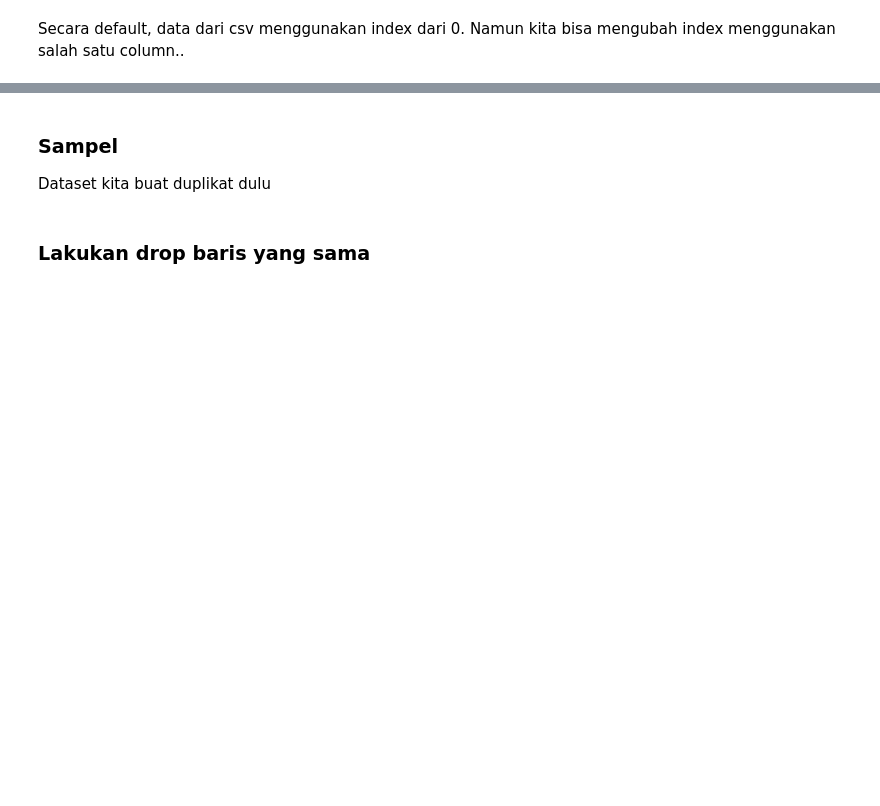
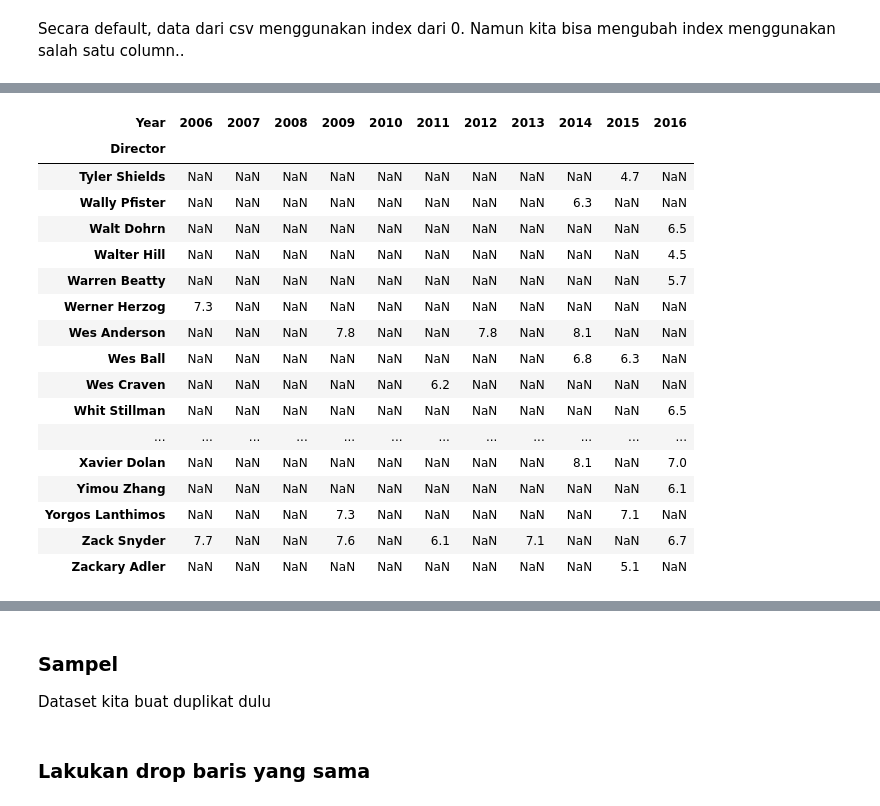
Before and after one commit to ferdinand-winstein/py-dts, a Jupyter notebook: Extra Courses/Pandas/Python Extra Courses - Pandas.ipynb, the cells around one changed output, grey strips where cells are left out. Saved outputs shown, nothing was run; the diff lists cells and outputs as text; code cells hidden in the pictures; blank space fills up the shorter version.

```diff
--- a/Extra Courses/Pandas/Python Extra Courses - Pandas.ipynb
+++ b/Extra Courses/Pandas/Python Extra Courses - Pandas.ipynb
@@ -181,0 +483,23 @@ movies_df.shape
+# %%
+movies_df.pivot_table(values='Rating', index='Director', columns='Year').tail(20)
+#movies_df.pivot_table(values='Rating', index='Director', columns='Year', fill_value=0).tail(20)
+#movies_df.pivot_table(values='Rating', index='Director', columns='Year').tail(20).fillna(0)
+# %% [output]
+| Year | 2006 | 2007 | 2008 | 2009 | 2010 | 2011 | 2012 | 2013 | 2014 | 2015 | 2016 |
+| Director |  |  |  |  |  |  |  |  |  |  |  |
+| Tyler Shields | NaN | NaN | NaN | NaN | NaN | NaN | NaN | NaN | NaN | 4.7 | NaN |
+| Wally Pfister | NaN | NaN | NaN | NaN | NaN | NaN | NaN | NaN | 6.3 | NaN | NaN |
+| Walt Dohrn | NaN | NaN | NaN | NaN | NaN | NaN | NaN | NaN | NaN | NaN | 6.5 |
+| Walter Hill | NaN | NaN | NaN | NaN | NaN | NaN | NaN | NaN | NaN | NaN | 4.5 |
+| Warren Beatty | NaN | NaN | NaN | NaN | NaN | NaN | NaN | NaN | NaN | NaN | 5.7 |
+| Werner Herzog | 7.3 | NaN | NaN | NaN | NaN | NaN | NaN | NaN | NaN | NaN | NaN |
+| Wes Anderson | NaN | NaN | NaN | 7.8 | NaN | NaN | 7.8 | NaN | 8.1 | NaN | NaN |
+| Wes Ball | NaN | NaN | NaN | NaN | NaN | NaN | NaN | NaN | 6.8 | 6.3 | NaN |
+| Wes Craven | NaN | NaN | NaN | NaN | NaN | 6.2 | NaN | NaN | NaN | NaN | NaN |
+| Whit Stillman | NaN | NaN | NaN | NaN | NaN | NaN | NaN | NaN | NaN | NaN | 6.5 |
+| ... | ... | ... | ... | ... | ... | ... | ... | ... | ... | ... | ... |
+| Xavier Dolan | NaN | NaN | NaN | NaN | NaN | NaN | NaN | NaN | 8.1 | NaN | 7.0 |
+| Yimou Zhang | NaN | NaN | NaN | NaN | NaN | NaN | NaN | NaN | NaN | NaN | 6.1 |
+| Yorgos Lanthimos | NaN | NaN | NaN | 7.3 | NaN | NaN | NaN | NaN | NaN | 7.1 | NaN |
+| Zack Snyder | 7.7 | NaN | NaN | 7.6 | NaN | 6.1 | NaN | 7.1 | NaN | NaN | 6.7 |
+| Zackary Adler | NaN | NaN | NaN | NaN | NaN | NaN | NaN | NaN | NaN | 5.1 | NaN |
```
Also changed, not shown: parts of 111 cells of this notebook, 6 other files.
